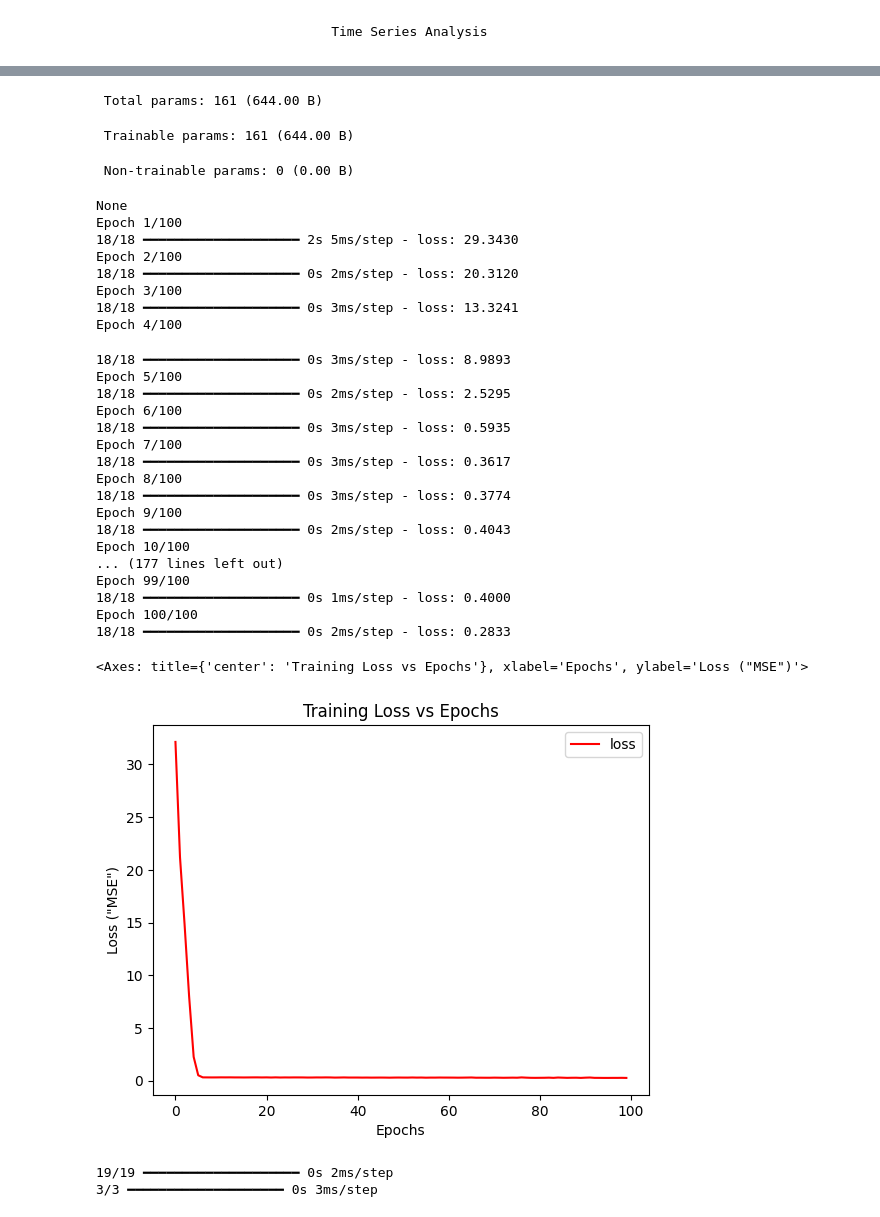
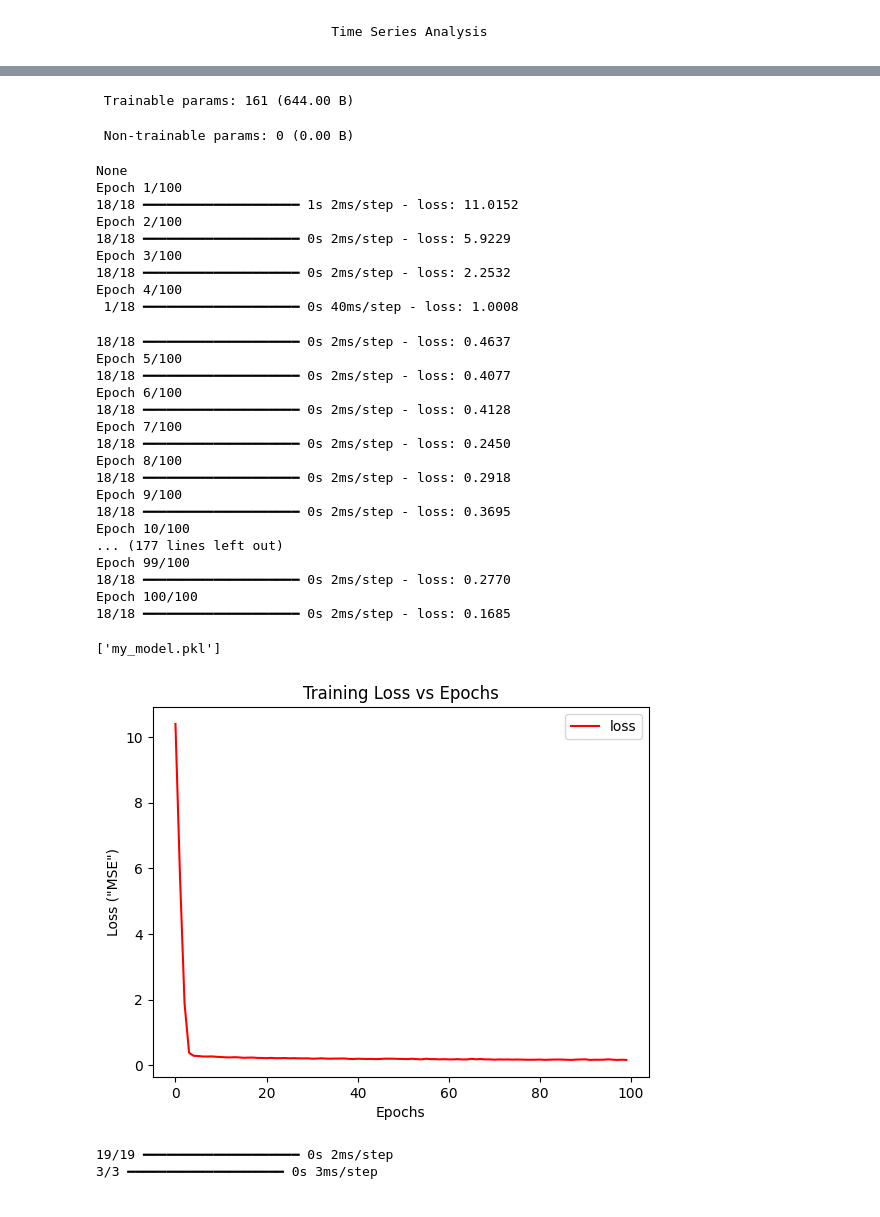
Before and after one commit to Gracious-Ogbeme/Panda-Premiere-Project, a Jupyter notebook: Uzo's Model/Hamoye Group Project.ipynb, the cells around one changed output, grey strips where cells are left out. Cells and saved outputs as stored; diff of their text form; code cells hidden in the pictures.

```diff
--- a/Uzo's Model/Hamoye Group Project.ipynb
+++ b/Uzo's Model/Hamoye Group Project.ipynb
@@ -160,4 +161,8 @@ data, train_data, test_data, country_name = get_country('Argentina')
 dataset = generate_training_data(train_data)
 model, history = build_model(dataset, 100)
 history.plot(color = 'red', xlabel = 'Epochs', ylabel = 'Loss ("MSE")', title = 'Training Loss vs Epochs')
+
+
+import joblib
+joblib.dump(model, "my_model.pkl")
 # %% [output]
@@ -175,33 +180,33 @@ Model: "sequential"
- Total params: 161 (644.00 B)
+ Trainable params: 161 (644.00 B)
- Trainable params: 161 (644.00 B)
+ Non-trainable params: 0 (0.00 B)
- Non-trainable params: 0 (0.00 B)
+None
+Epoch 1/100
+18/18 ━━━━━━━━━━━━━━━━━━━━ 1s 2ms/step - loss: 11.0152
+Epoch 2/100
+18/18 ━━━━━━━━━━━━━━━━━━━━ 0s 2ms/step - loss: 5.9229
+Epoch 3/100
+18/18 ━━━━━━━━━━━━━━━━━━━━ 0s 2ms/step - loss: 2.2532
+Epoch 4/100
+ 1/18 ━━━━━━━━━━━━━━━━━━━━ 0s 40ms/step - loss: 1.0008
-None
-Epoch 1/100
-18/18 ━━━━━━━━━━━━━━━━━━━━ 2s 5ms/step - loss: 29.3430
-Epoch 2/100
-18/18 ━━━━━━━━━━━━━━━━━━━━ 0s 2ms/step - loss: 20.3120
-Epoch 3/100
-18/18 ━━━━━━━━━━━━━━━━━━━━ 0s 3ms/step - loss: 13.3241
-Epoch 4/100
+18/18 ━━━━━━━━━━━━━━━━━━━━ 0s 2ms/step - loss: 0.4637
+Epoch 5/100
+18/18 ━━━━━━━━━━━━━━━━━━━━ 0s 2ms/step - loss: 0.4077
+Epoch 6/100
+18/18 ━━━━━━━━━━━━━━━━━━━━ 0s 2ms/step - loss: 0.4128
+Epoch 7/100
+18/18 ━━━━━━━━━━━━━━━━━━━━ 0s 2ms/step - loss: 0.2450
+Epoch 8/100
+18/18 ━━━━━━━━━━━━━━━━━━━━ 0s 2ms/step - loss: 0.2918
+Epoch 9/100
+18/18 ━━━━━━━━━━━━━━━━━━━━ 0s 2ms/step - loss: 0.3695
+Epoch 10/100
+... (177 lines left out)
+Epoch 99/100
+18/18 ━━━━━━━━━━━━━━━━━━━━ 0s 2ms/step - loss: 0.2770
+Epoch 100/100
+18/18 ━━━━━━━━━━━━━━━━━━━━ 0s 2ms/step - loss: 0.1685
-18/18 ━━━━━━━━━━━━━━━━━━━━ 0s 3ms/step - loss: 8.9893
-Epoch 5/100
-18/18 ━━━━━━━━━━━━━━━━━━━━ 0s 2ms/step - loss: 2.5295
-Epoch 6/100
-18/18 ━━━━━━━━━━━━━━━━━━━━ 0s 3ms/step - loss: 0.5935
-Epoch 7/100
-18/18 ━━━━━━━━━━━━━━━━━━━━ 0s 3ms/step - loss: 0.3617
-Epoch 8/100
-18/18 ━━━━━━━━━━━━━━━━━━━━ 0s 3ms/step - loss: 0.3774
-Epoch 9/100
-18/18 ━━━━━━━━━━━━━━━━━━━━ 0s 2ms/step - loss: 0.4043
-Epoch 10/100
-... (177 lines left out)
-Epoch 99/100
-18/18 ━━━━━━━━━━━━━━━━━━━━ 0s 1ms/step - loss: 0.4000
-Epoch 100/100
-18/18 ━━━━━━━━━━━━━━━━━━━━ 0s 2ms/step - loss: 0.2833
+['my_model.pkl']
-<Axes: title={'center': 'Training Loss vs Epochs'}, xlabel='Epochs', ylabel='Loss ("MSE")'>
-[figure, old version]
+[figure, new version]
 # %%
 train_input, train_time =  generate_testing_data(train_data)
 test_input, test_time =  generate_testing_data(test_data)
```
Also changed, not shown: parts of 11 cells of this notebook, 10 other files.
